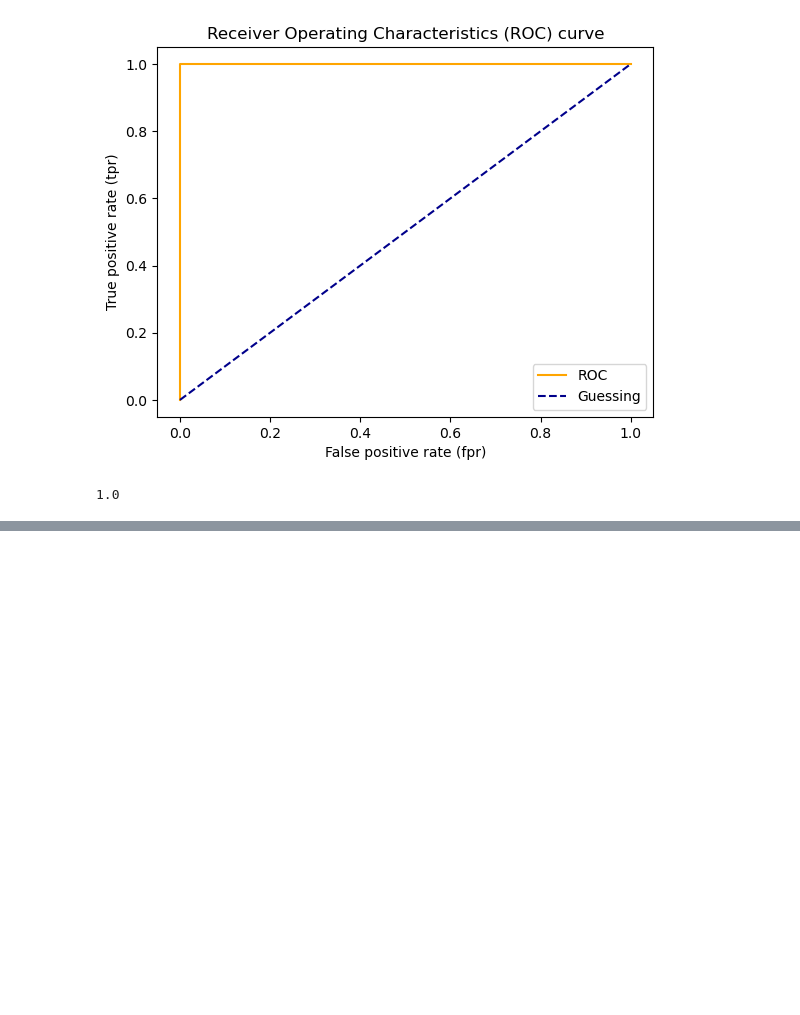
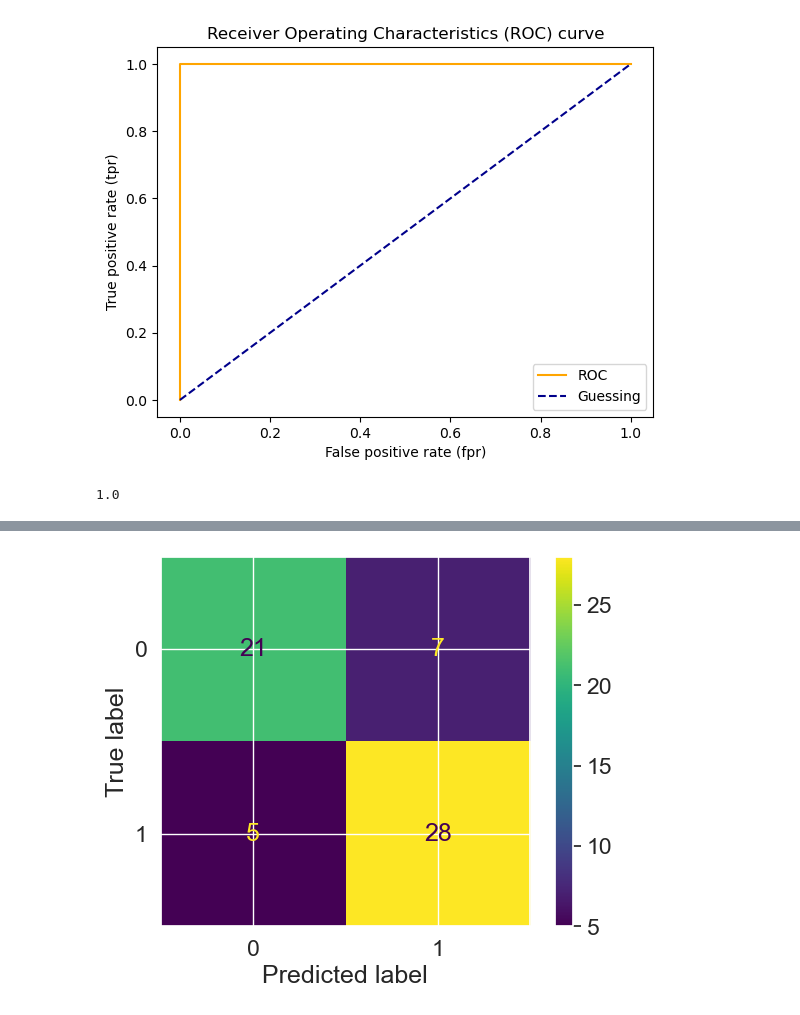
Before and after one commit to ricky-antonio/introduction-to-scikit, a Jupyter notebook: introduction-to-scikit.ipynb, the cells around one changed output, grey strips where cells are left out. Saved outputs shown, nothing was run; the diff lists cells and outputs as text; code cells hidden in the pictures; blank space fills up the shorter version.

```diff
--- a/introduction-to-scikit.ipynb
+++ b/introduction-to-scikit.ipynb
@@ -1217,0 +1283,9 @@ roc_auc_score(y_test, y_test)
+# %%
+# confusion matrix from estimator (without predictions)
+from sklearn.metrics import ConfusionMatrixDisplay
+
+y_preds = clf.predict(X_test)
+
+ConfusionMatrixDisplay.from_predictions(y_test, y_preds);
+# %% [output]
+[figure, added]
```
Also changed, not shown: parts of 8 cells of this notebook.
